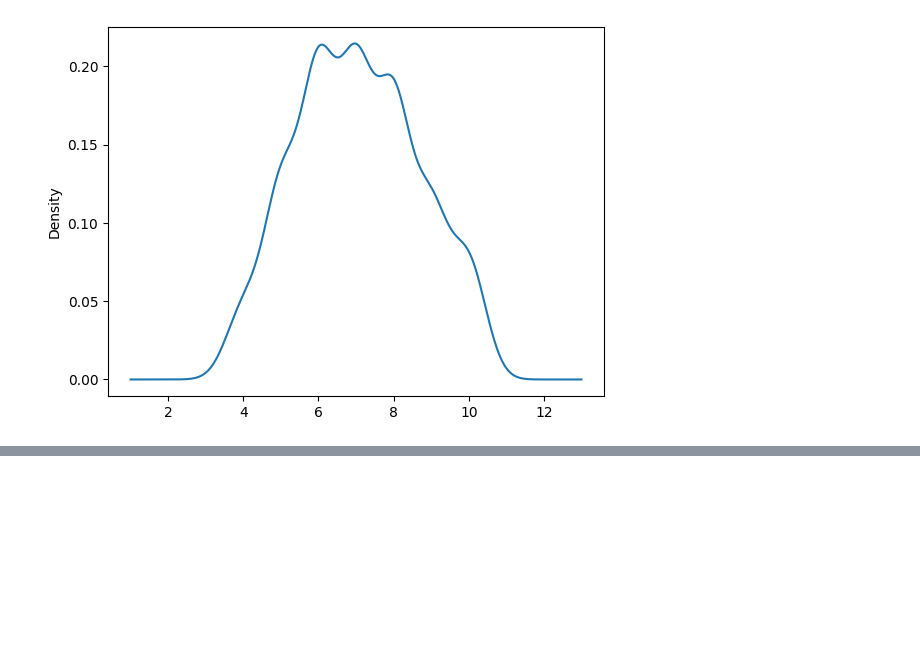
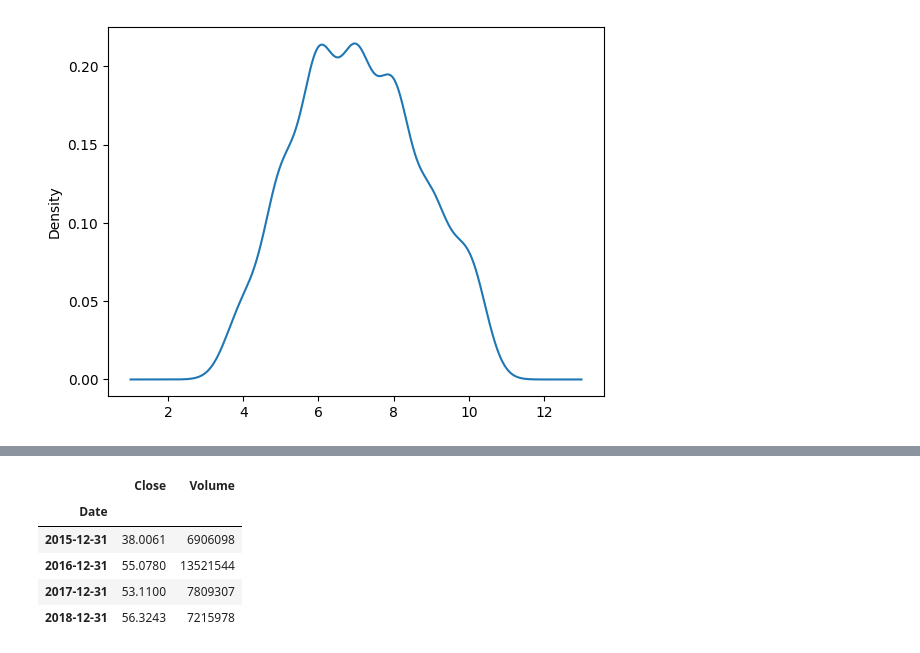
Before and after one commit to Ayush-hm/AI-Toolbox, a Jupyter notebook: Time_Series_Forecasting_using_Python.ipynb, the cells around one changed output, grey strips where cells are left out. Saved outputs shown, nothing was run; the diff lists cells and outputs as text; code cells hidden in the pictures; blank space fills up the shorter version.

```diff
--- a/Time_Series_Forecasting_using_Python.ipynb
+++ b/Time_Series_Forecasting_using_Python.ipynb
@@ -822,0 +939,9 @@ df3['defective'].plot.kde()
+# %%
+df.resample(rule='YE').apply(first_day)
+# %% [output]
+|  | Close | Volume |
+| Date |  |  |
+| 2015-12-31 | 38.0061 | 6906098 |
+| 2016-12-31 | 55.0780 | 13521544 |
+| 2017-12-31 | 53.1100 | 7809307 |
+| 2018-12-31 | 56.3243 | 7215978 |
```
Also changed, not shown: parts of 24 cells of this notebook.
